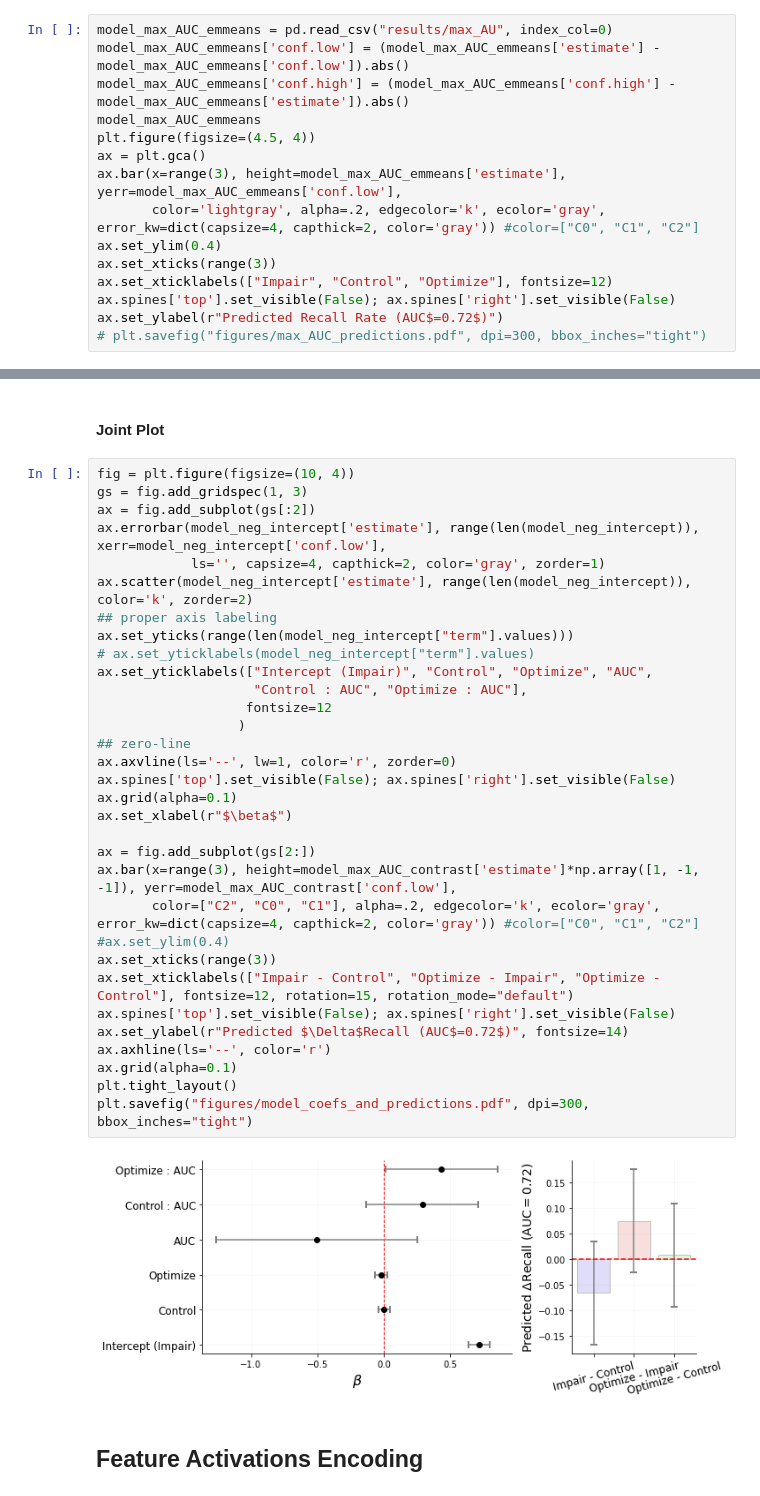
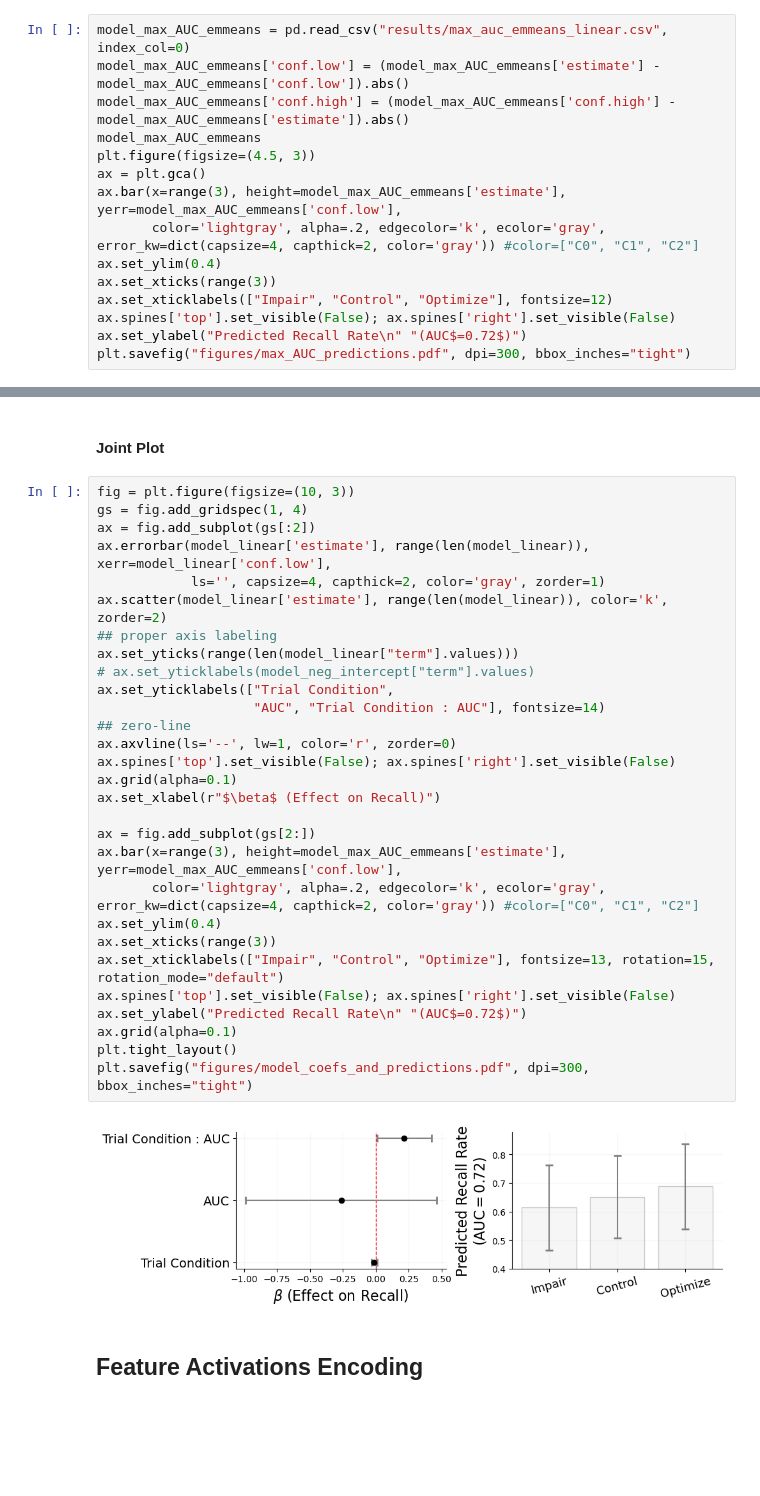
Before and after one commit to pennmem/optimizing-memory, a Jupyter notebook: optimize-memory-main.ipynb, the cells around one changed output, grey strips where cells are left out. Cells and saved outputs as stored; diff of their text form; blank space fills up the shorter version.

```diff
--- a/optimize-memory-main.ipynb
+++ b/optimize-memory-main.ipynb
@@ -546,11 +544,11 @@ plt.savefig("figures/coefplot_three_way_model_neg_intercept.pdf", dpi=300, bbox_
 # %% [output]
 [figure]
 # %%
-model_max_AUC_emmeans = pd.read_csv("results/max_AU", index_col=0)
+model_max_AUC_emmeans = pd.read_csv("results/max_auc_emmeans_linear.csv", index_col=0)
 model_max_AUC_emmeans['conf.low'] = (model_max_AUC_emmeans['estimate'] - model_max_AUC_emmeans['conf.low']).abs()
 model_max_AUC_emmeans['conf.high'] = (model_max_AUC_emmeans['conf.high'] - model_max_AUC_emmeans['estimate']).abs()
 model_max_AUC_emmeans
-plt.figure(figsize=(4.5, 4))
+plt.figure(figsize=(4.5, 3))
 ax = plt.gca()
 ax.bar(x=range(3), height=model_max_AUC_emmeans['estimate'], yerr=model_max_AUC_emmeans['conf.low'],
        color='lightgray', alpha=.2, edgecolor='k', ecolor='gray', error_kw=dict(capsize=4, capthick=2, color='gray')) #color=["C0", "C1", "C2"]
@@ -558,6 +556,6 @@ ax.set_ylim(0.4)
 ax.set_xticks(range(3))
 ax.set_xticklabels(["Impair", "Control", "Optimize"], fontsize=12)
 ax.spines['top'].set_visible(False); ax.spines['right'].set_visible(False)
-ax.set_ylabel(r"Predicted Recall Rate (AUC$=0.72$)")
-# plt.savefig("figures/max_AUC_predictions.pdf", dpi=300, bbox_inches="tight")
+ax.set_ylabel("Predicted Recall Rate\n" "(AUC$=0.72$)")
+plt.savefig("figures/max_AUC_predictions.pdf", dpi=300, bbox_inches="tight")
 # %% [output]
@@ -591,39 +581,36 @@ Text(0, 0.5, 'Predicted Recall Rate (AUC$=0.72$)')
 # %% [markdown]
 #### Joint Plot
 # %%
-fig = plt.figure(figsize=(10, 4))
-gs = fig.add_gridspec(1, 3)
+fig = plt.figure(figsize=(10, 3))
+gs = fig.add_gridspec(1, 4)
 ax = fig.add_subplot(gs[:2])
-ax.errorbar(model_neg_intercept['estimate'], range(len(model_neg_intercept)), xerr=model_neg_intercept['conf.low'],
+ax.errorbar(model_linear['estimate'], range(len(model_linear)), xerr=model_linear['conf.low'],
             ls='', capsize=4, capthick=2, color='gray', zorder=1)
-ax.scatter(model_neg_intercept['estimate'], range(len(model_neg_intercept)), color='k', zorder=2)
+ax.scatter(model_linear['estimate'], range(len(model_linear)), color='k', zorder=2)
 ## proper axis labeling
-ax.set_yticks(range(len(model_neg_intercept["term"].values)))
+ax.set_yticks(range(len(model_linear["term"].values)))
 # ax.set_yticklabels(model_neg_intercept["term"].values)
-ax.set_yticklabels(["Intercept (Impair)", "Control", "Optimize", "AUC",
-                    "Control : AUC", "Optimize : AUC"],
-                   fontsize=12
-                  )
+ax.set_yticklabels(["Trial Condition",
+                    "AUC", "Trial Condition : AUC"], fontsize=14)
 ## zero-line
 ax.axvline(ls='--', lw=1, color='r', zorder=0)
 ax.spines['top'].set_visible(False); ax.spines['right'].set_visible(False)
 ax.grid(alpha=0.1)
-ax.set_xlabel(r"$\beta$")
+ax.set_xlabel(r"$\beta$ (Effect on Recall)")
 
 ax = fig.add_subplot(gs[2:])
-ax.bar(x=range(3), height=model_max_AUC_contrast['estimate']*np.array([1, -1, -1]), yerr=model_max_AUC_contrast['conf.low'],
-       color=["C2", "C0", "C1"], alpha=.2, edgecolor='k', ecolor='gray', error_kw=dict(capsize=4, capthick=2, color='gray')) #color=["C0", "C1", "C2"]
-#ax.set_ylim(0.4)
+ax.bar(x=range(3), height=model_max_AUC_emmeans['estimate'], yerr=model_max_AUC_emmeans['conf.low'],
+       color='lightgray', alpha=.2, edgecolor='k', ecolor='gray', error_kw=dict(capsize=4, capthick=2, color='gray')) #color=["C0", "C1", "C2"]
+ax.set_ylim(0.4)
 ax.set_xticks(range(3))
-ax.set_xticklabels(["Impair - Control", "Optimize - Impair", "Optimize - Control"], fontsize=12, rotation=15, rotation_mode="default")
+ax.set_xticklabels(["Impair", "Control", "Optimize"], fontsize=13, rotation=15, rotation_mode="default")
 ax.spines['top'].set_visible(False); ax.spines['right'].set_visible(False)
-ax.set_ylabel(r"Predicted $\Delta$Recall (AUC$=0.72$)", fontsize=14)
-ax.axhline(ls='--', color='r')
+ax.set_ylabel("Predicted Recall Rate\n" "(AUC$=0.72$)")
 ax.grid(alpha=0.1)
 plt.tight_layout()
 plt.savefig("figures/model_coefs_and_predictions.pdf", dpi=300, bbox_inches="tight")
 # %% [output]
-[figure, old version]
+[figure, new version]
 # %% [markdown]
 ## Feature Activations Encoding
 # %%
```
Also changed, not shown: parts of 3 cells of this notebook, 3 other files.
